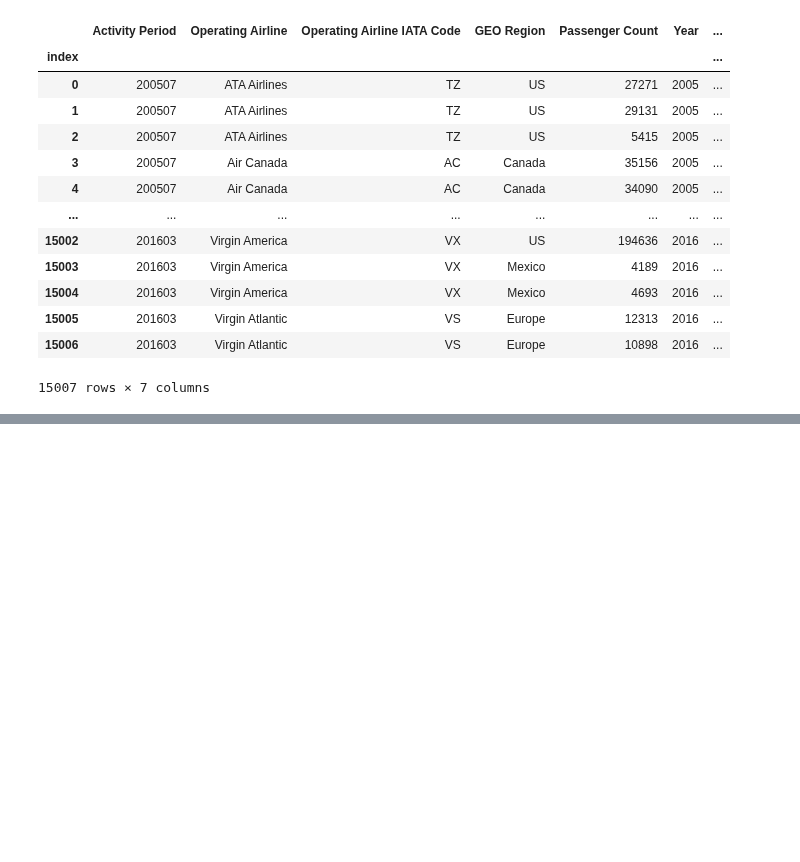
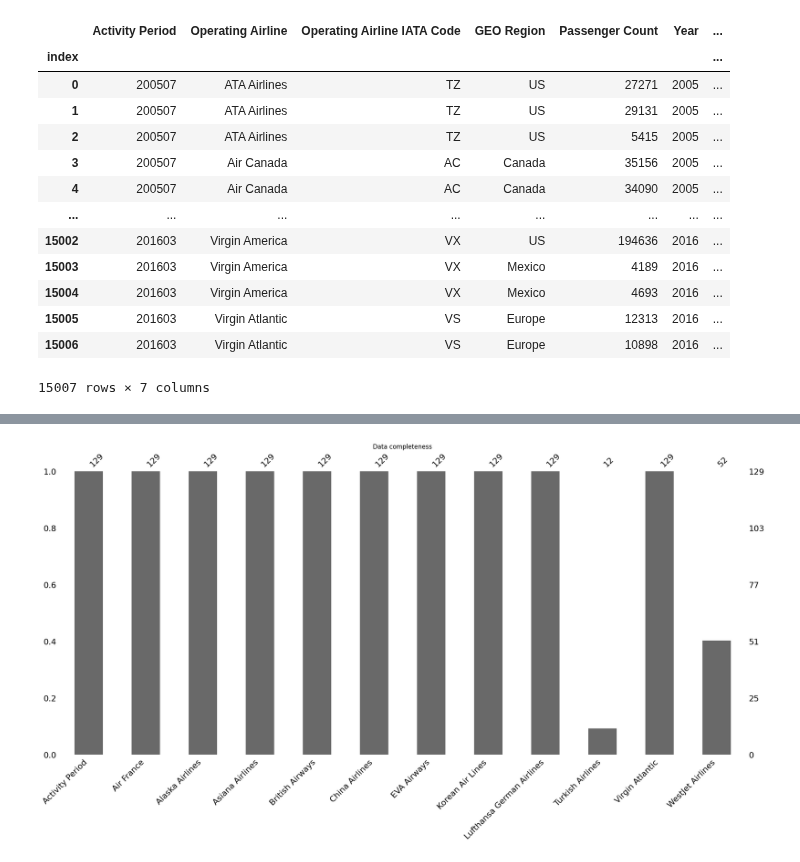
Before and after one commit to czarkom/zmwd_project, a Jupyter notebook: projekt_1_team_6.ipynb, the cells around one changed output, grey strips where cells are left out. Saved outputs shown, nothing was run; the diff lists cells and outputs as text; code cells hidden in the pictures; blank space fills up the shorter version.

```diff
--- a/projekt_1_team_6.ipynb
+++ b/projekt_1_team_6.ipynb
@@ -92,0 +188,9 @@ fig.show()
+# %%
+import matplotlib.pyplot as plt
+msno.bar(df_converted)
+plt.title('Data completeness')
+
+# show the plot
+plt.show()
+# %% [output]
+[figure, added]
```
Also changed, not shown: parts of 18 cells of this notebook.
